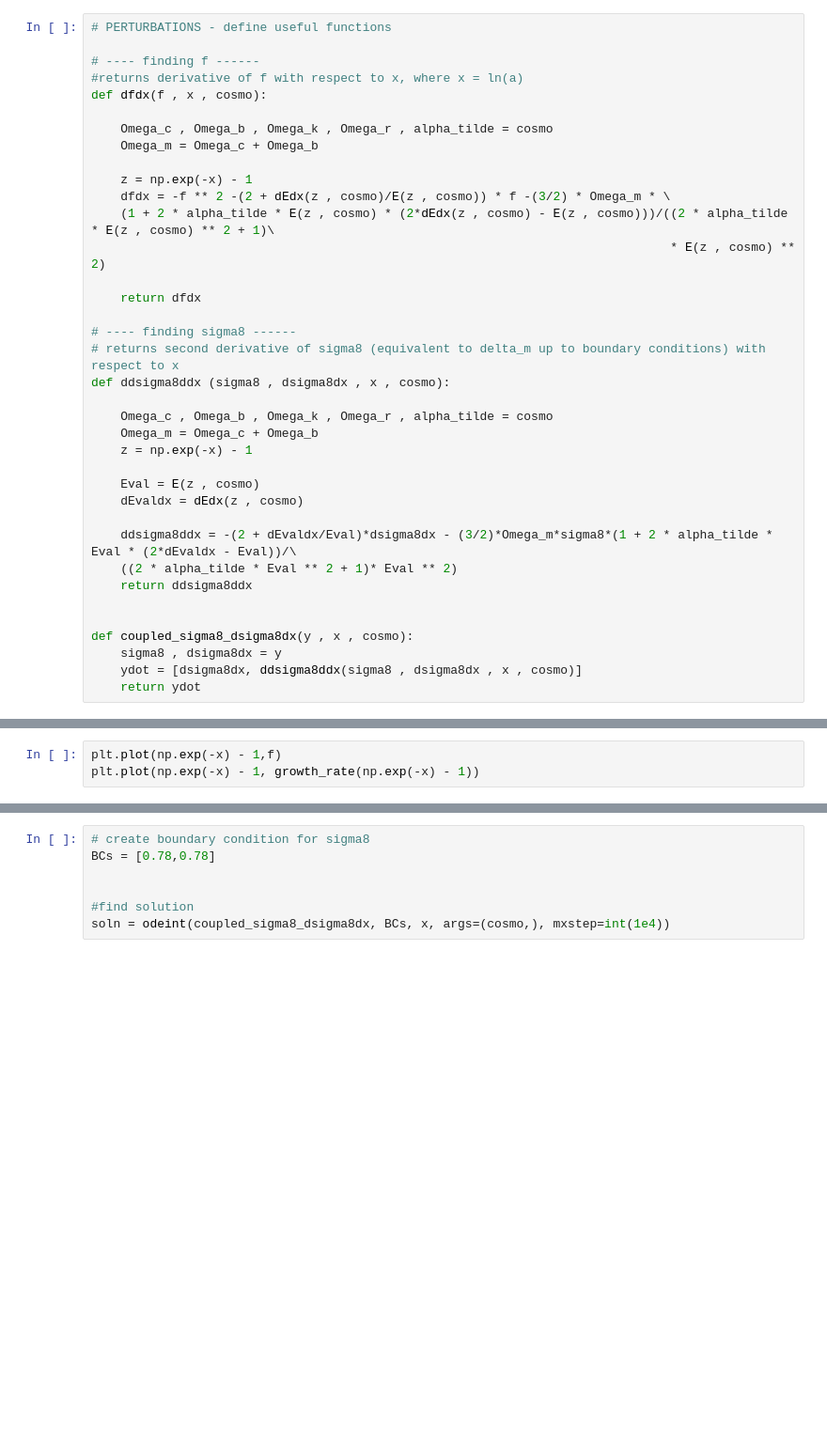
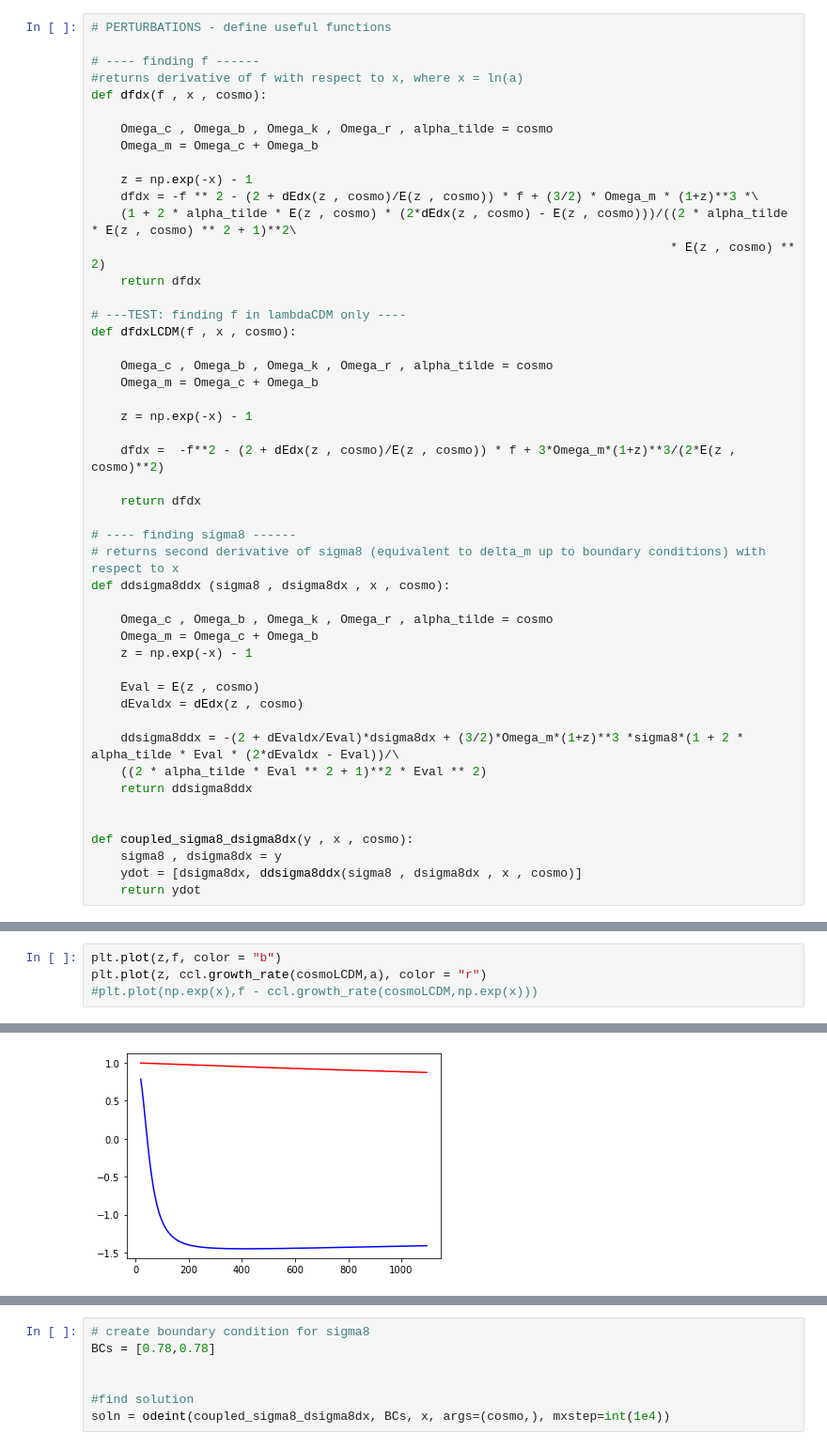
Before and after one commit to CarolaZano/4DEGB-tests, a Jupyter notebook: 4DEGB_growthrate_f.ipynb, the cells around one changed output, grey strips where cells are left out. Shown at 94% size. Cells and saved outputs as stored; diff of their text form; blank space fills up the shorter version.

```diff
--- a/4DEGB_growthrate_f.ipynb
+++ b/4DEGB_growthrate_f.ipynb
@@ -63,9 +64,20 @@ def dfdx(f , x , cosmo):
     Omega_m = Omega_c + Omega_b
 
     z = np.exp(-x) - 1
-    dfdx = -f ** 2 -(2 + dEdx(z , cosmo)/E(z , cosmo)) * f -(3/2) * Omega_m * \
-    (1 + 2 * alpha_tilde * E(z , cosmo) * (2*dEdx(z , cosmo) - E(z , cosmo)))/((2 * alpha_tilde * E(z , cosmo) ** 2 + 1)\
+    dfdx = -f ** 2 - (2 + dEdx(z , cosmo)/E(z , cosmo)) * f + (3/2) * Omega_m * (1+z)**3 *\
+    (1 + 2 * alpha_tilde * E(z , cosmo) * (2*dEdx(z , cosmo) - E(z , cosmo)))/((2 * alpha_tilde * E(z , cosmo) ** 2 + 1)**2\
                                                                                * E(z , cosmo) ** 2)
+    return dfdx
+
+# ---TEST: finding f in lambdaCDM only ----
+def dfdxLCDM(f , x , cosmo):
+
+    Omega_c , Omega_b , Omega_k , Omega_r , alpha_tilde = cosmo
+    Omega_m = Omega_c + Omega_b
+
+    z = np.exp(-x) - 1
+
+    dfdx =  -f**2 - (2 + dEdx(z , cosmo)/E(z , cosmo)) * f + 3*Omega_m*(1+z)**3/(2*E(z , cosmo)**2)
 
     return dfdx
 
@@ -80,8 +92,8 @@ def ddsigma8ddx (sigma8 , dsigma8dx , x , cosmo):
     Eval = E(z , cosmo)
     dEvaldx = dEdx(z , cosmo)
 
-    ddsigma8ddx = -(2 + dEvaldx/Eval)*dsigma8dx - (3/2)*Omega_m*sigma8*(1 + 2 * alpha_tilde * Eval * (2*dEvaldx - Eval))/\
-    ((2 * alpha_tilde * Eval ** 2 + 1)* Eval ** 2)
+    ddsigma8ddx = -(2 + dEvaldx/Eval)*dsigma8dx + (3/2)*Omega_m*(1+z)**3 *sigma8*(1 + 2 * alpha_tilde * Eval * (2*dEvaldx - Eval))/\
+    ((2 * alpha_tilde * Eval ** 2 + 1)**2 * Eval ** 2)
     return ddsigma8ddx
 
 
@@ -107,3 +136,5 @@ f = np.transpose(f)[0]
 # %%
-plt.plot(np.exp(-x) - 1,f)
-plt.plot(np.exp(-x) - 1, growth_rate(np.exp(-x) - 1))
+plt.plot(z,f, color = "b")
+plt.plot(z, ccl.growth_rate(cosmoLCDM,a), color = "r")
+#plt.plot(np.exp(x),f - ccl.growth_rate(cosmoLCDM,np.exp(x)))
+# %% [output]
@@ -109,0 +142 @@ plt.plot(np.exp(-x) - 1, growth_rate(np.exp(-x) - 1))
+[figure, added]
```
Also changed, not shown: parts of 8 cells of this notebook.
